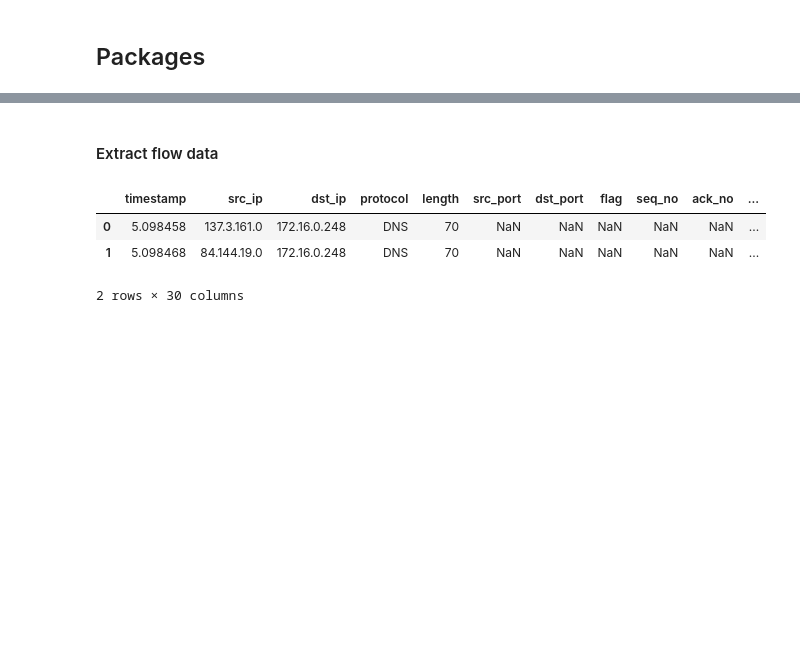
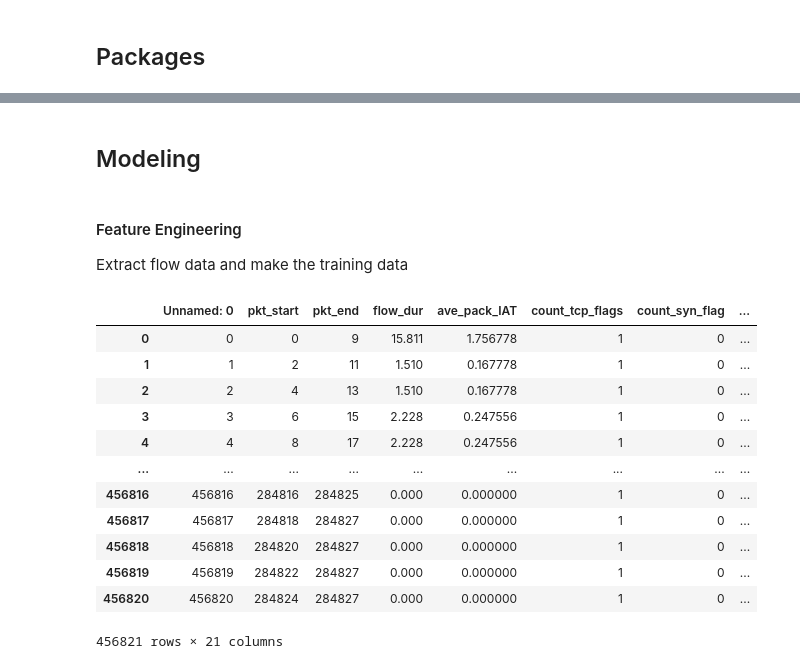
Before and after one commit to asegun-cod/smart-home-device-cyberattack-detection, a Jupyter notebook: Attack_detection_tool/Attack_detection_tool.ipynb, the cells around one changed output, grey strips where cells are left out. Cells and saved outputs as stored; diff of their text form; code cells hidden in the pictures; blank space fills up the shorter version.

```diff
--- a/Attack_detection_tool/Attack_detection_tool.ipynb
+++ b/Attack_detection_tool/Attack_detection_tool.ipynb
@@ -532,27 +2,0 @@ private_UDP, public_UDP = [d for d in datalist]
-# %% [markdown]
-#### Extract flow data
-# %%
-# filter for traffics flowing into our device
-filtered_normal_df = normal_df.query('Destination=="rcr-663.local"')#[:1000]
-filtered_private_ICMP = private_ICMP.query('Destination=="192.168.0.104" & Source=="192.168.0.102"')
-filtered_private_UDP = private_UDP.query('Destination=="192.168.0.104" & Source=="192.168.0.102"')
-filtered_tcpsyn_df = tcpsyn_df.query(
-    '(Source == "192.168.0.103" | Source == "ASHOK-DESKTOP.local") & Destination == "192.168.0.100" & Protocol != "ICMP"')
-
-data = [filtered_normal_df, filtered_tcpsyn_df,
-        filtered_private_ICMP, filtered_private_UDP
-       ]
-all_flow_dt = pd.DataFrame()
-for d in data:
-    flow_data = make_flow_df(d)
-    flow_data['label'] = d.name.unique()[0]
-#     flow_data.to_csv(f'{d.name.values[0]}_flow.csv')
-    all_flow_dt=pd.concat([all_flow_dt, flow_data], ignore_index=True)
-    print(f'Done with {d.name.unique()[0]} ')
-
-all_flow_dt.to_csv('../data/Training_flow_data.csv')
-# %% [output]
-|  | timestamp | src_ip | dst_ip | protocol | length | src_port | dst_port | flag | seq_no | ack_no | ... |
-| 0 | 5.098458 | 137.3.161.0 | 172.16.0.248 | DNS | 70 | NaN | NaN | NaN | NaN | NaN | ... |
-| 1 | 5.098468 | 84.144.19.0 | 172.16.0.248 | DNS | 70 | NaN | NaN | NaN | NaN | NaN | ... |
-2 rows × 30 columns
@@ -558,0 +40,33 @@ all_flow_dt.to_csv('../data/Training_flow_data.csv')
+# %% [markdown]
+## Modeling
+# %% [markdown]
+#### Feature Engineering
+Extract flow data and make the training data
+# %%
+# # # read all data
+# train = read_multifiles(basepath = '../data/large_data/data_2509/train', datalist = [], pickle_file=False)
+# # [print(n.name[0]) for n in train]   # view the arrangement of the files
+# normal_hive_ipaddr = "192.168.0.101"
+# device_ipadd = "192.168.0.102"
+# attack_ipadd = "192.168.0.103"
+# training_df = make_modeling_data(train, device_ipadd, attack_ipadd, df_name='Train', roller=7, step=2, save_to_csv=True)
+
+# # or
+
+training_df = pd.read_csv('../data/Training_data/train_v1.0.csv')
+
+training_df
+# %% [output]
+|  | Unnamed: 0 | pkt_start | pkt_end | flow_dur | ave_pack_IAT | count_tcp_flags | count_syn_flag | ... |
+| 0 | 0 | 0 | 9 | 15.811 | 1.756778 | 1 | 0 | ... |
+| 1 | 1 | 2 | 11 | 1.510 | 0.167778 | 1 | 0 | ... |
+| 2 | 2 | 4 | 13 | 1.510 | 0.167778 | 1 | 0 | ... |
+| 3 | 3 | 6 | 15 | 2.228 | 0.247556 | 1 | 0 | ... |
+| 4 | 4 | 8 | 17 | 2.228 | 0.247556 | 1 | 0 | ... |
+| ... | ... | ... | ... | ... | ... | ... | ... | ... |
+| 456816 | 456816 | 284816 | 284825 | 0.000 | 0.000000 | 1 | 0 | ... |
+| 456817 | 456817 | 284818 | 284827 | 0.000 | 0.000000 | 1 | 0 | ... |
+| 456818 | 456818 | 284820 | 284827 | 0.000 | 0.000000 | 1 | 0 | ... |
+| 456819 | 456819 | 284822 | 284827 | 0.000 | 0.000000 | 1 | 0 | ... |
+| 456820 | 456820 | 284824 | 284827 | 0.000 | 0.000000 | 1 | 0 | ... |
+456821 rows × 21 columns
```
Also changed, not shown: parts of 32 cells of this notebook, 2 other files.
